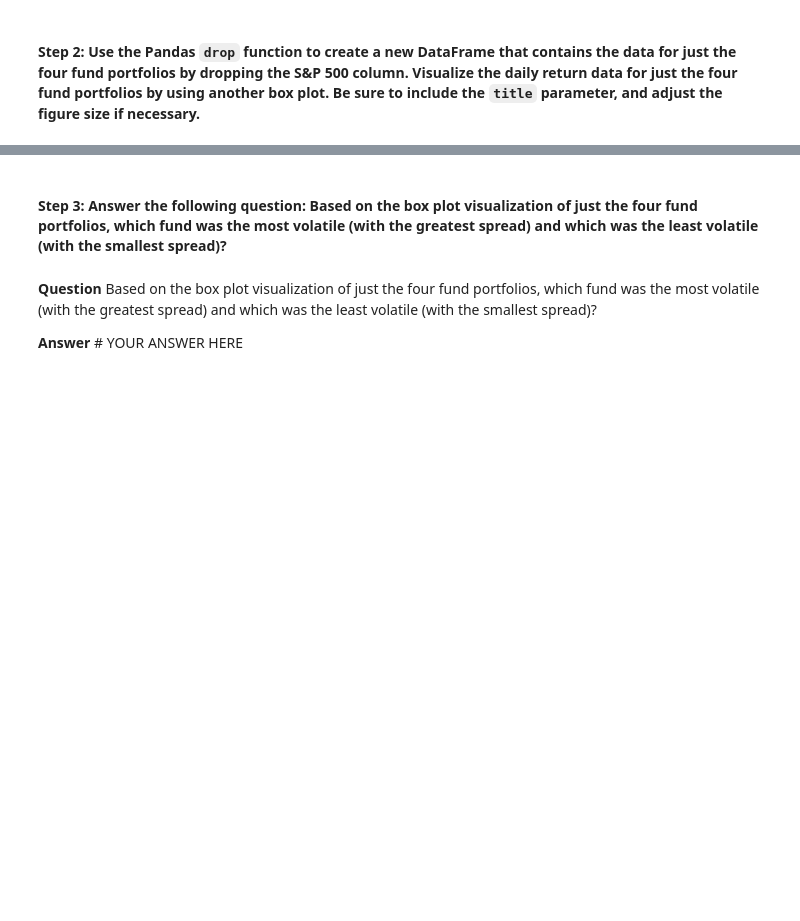
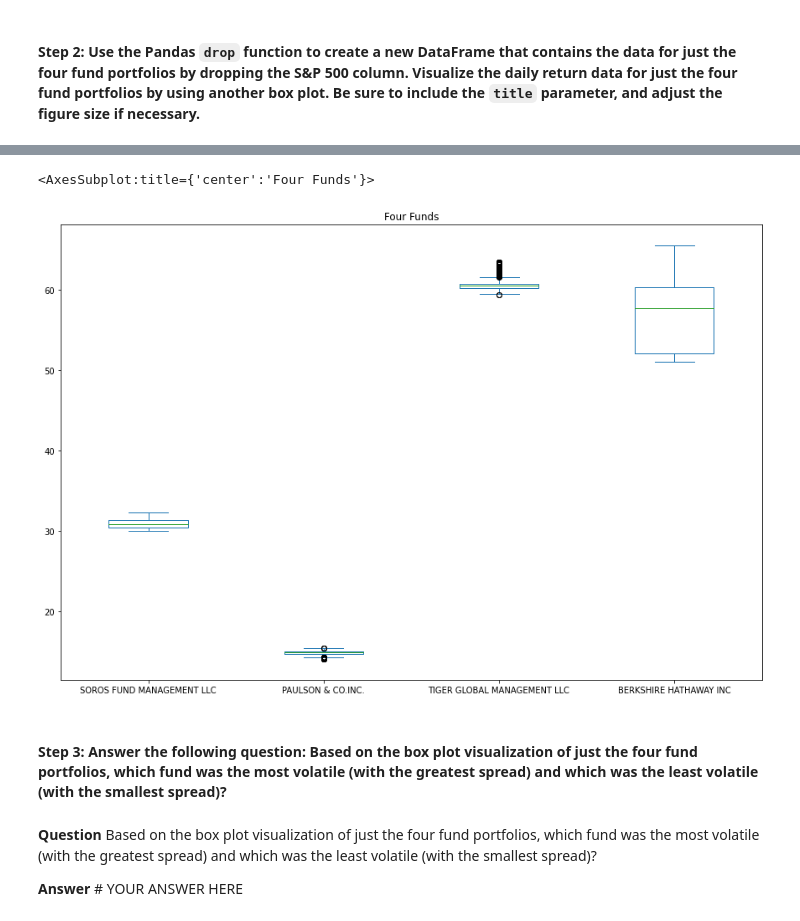
Before and after one commit to TheoG2022/TRG_Challenge_4, a Jupyter notebook: risk_return_analysis.ipynb, the cells around one changed output, grey strips where cells are left out. Drawn from its saved outputs; the diff is of its cells as text; code cells hidden in the pictures; blank space fills up the shorter version.

```diff
--- a/risk_return_analysis.ipynb
+++ b/risk_return_analysis.ipynb
@@ -300,3 +309,7 @@ Analyze the volatility of each of the four fund portfolios and of the S&P 500 In
 # Create box plots to reflect the return data for only the 4 fund portfolios
 # Include a title parameter and adjust the figure size
 # YOUR CODE HERE
+
+four_funds = whale_df.drop('S&P 500', axis=1)
+
+four_funds.head()
@@ -303,2 +324,7 @@ Analyze the volatility of each of the four fund portfolios and of the S&P 500 In
+# %%
+four_funds.plot(title="Four Funds", figsize=(15,10), kind='box')
+# %% [output]
+<AxesSubplot:title={'center':'Four Funds'}>
+[figure, added]
 # %% [markdown]
 #### Step 3: Answer the following question: Based on the box plot visualization of just the four fund portfolios, which fund was the most volatile (with the greatest spread) and which was the least volatile (with the smallest spread)?
```
Also changed, not shown: parts of 15 cells of this notebook, 1 other file.
